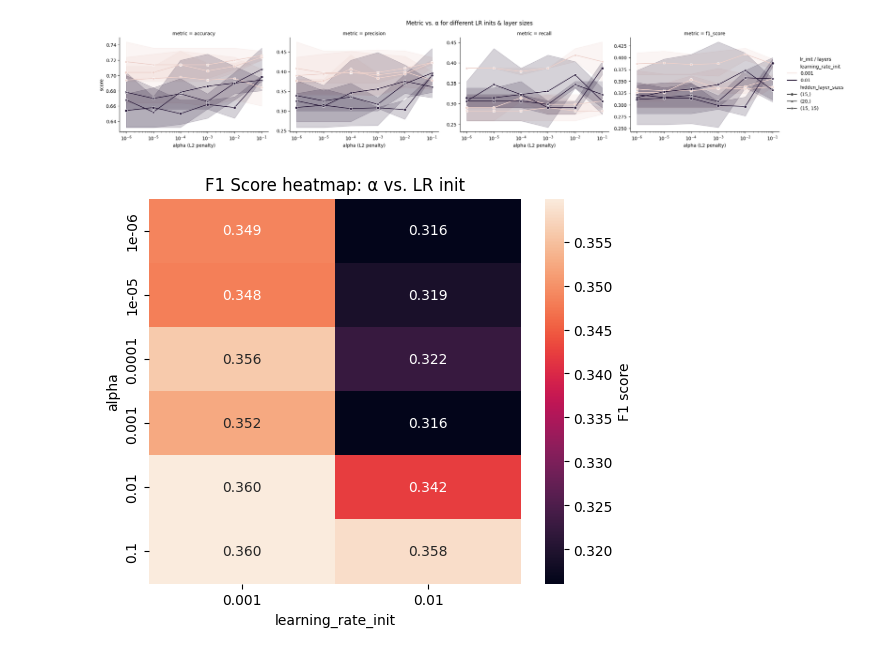
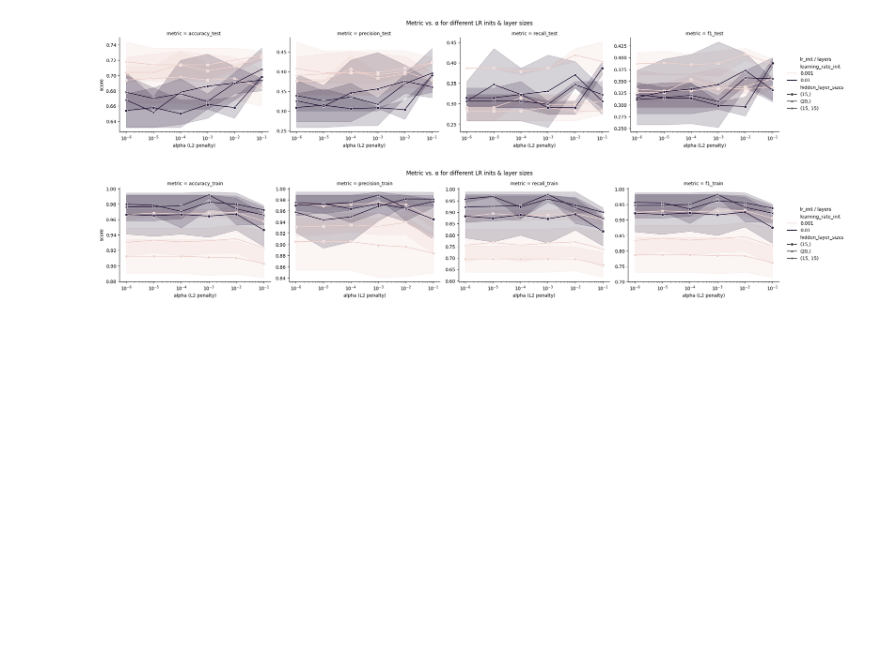
Before and after one commit to vaimathi1726/credit-card-default-predictor, a Jupyter notebook: CC_NN.ipynb, the cells around one changed output. Saved outputs shown, nothing was run; the diff lists cells and outputs as text; code cells hidden in the pictures; blank space fills up the shorter version.

Commit message:
train graphs fixed for nn and svm

```diff
--- a/CC_NN.ipynb
+++ b/CC_NN.ipynb
@@ -77,8 +90,43 @@ df = results_nn.reset_index(drop=True)
 
 
 #reshapping df for easier plotting
-metrics = ['accuracy','precision','recall','f1_score']
-df_long = df.melt(
+metrics = ['accuracy_test','precision_test','recall_test','f1_test']
+df_long_test = df.melt(
+    id_vars=['hidden_layer_sizes','activation','alpha','learning_rate_init'],
+    value_vars=metrics,
+    var_name='metric',
+    value_name='score'
+)
+
+
+#using sns to visualize the results
+g = sns.FacetGrid(
+    df_long_test,
+    col='metric',
+    sharey=False,
+    height=4,
+    aspect=1.3
+)
+
+g.map_dataframe(
+    sns.lineplot,
+    x='alpha',
+    y='score',
+    hue='learning_rate_init',
+    style='hidden_layer_sizes',
+    markers=True,
+    dashes=False
+)
+
+g.set(xscale='log') #log scale to visualize alpha better
+g.add_legend(title='lr_init / layers')
+g.set_axis_labels('alpha (L2 penalty)','score')
+plt.subplots_adjust(top=0.85)
+g.fig.suptitle('Metric vs. α for different LR inits & layer sizes')
+plt.show()
+
+metrics = ['accuracy_train','precision_train','recall_train','f1_train']
+df_long_train = df.melt(
     id_vars=['hidden_layer_sizes','activation','alpha','learning_rate_init'],
     value_vars=metrics,
     var_name='metric',
@@ -87,7 +135,7 @@ df_long = df.melt(
 
 #using sns to visualize the results
 g = sns.FacetGrid(
-    df_long,
+    df_long_train,
     col='metric',
     sharey=False,
     height=4,
@@ -115,35 +163,64 @@ plt.show()
 #heatmap of F1-score over (alpha, learning_rate_init)
 
 pivot_f1 = df.pivot_table(
     index='alpha',
     columns='learning_rate_init',
-    values='f1_score'
+    values='f1_test'
 )
 
 plt.figure(figsize=(6,5))
 sns.heatmap(
     pivot_f1,
     annot=True,
     fmt=".3f",
     cbar_kws={'label':'F1 score'}
 )
-plt.title('F1 Score heatmap: α vs. LR init')
+plt.title('F1 Test Score heatmap: α vs. LR init')
 plt.xlabel('learning_rate_init')
 plt.ylabel('alpha')
 plt.show()
 
+#train
+pivot_f1 = df.pivot_table(
+    index='alpha',
+    columns='learning_rate_init',
+    values='f1_train'
+)
+
+plt.figure(figsize=(6,5))
+sns.heatmap(
+    pivot_f1,
+    annot=True,
+    fmt=".3f",
+    cbar_kws={'label':'F1 score'}
+)
+plt.title('F1 Train Score heatmap: α vs. LR init')
+plt.xlabel('learning_rate_init')
+plt.ylabel('alpha')
+plt.show()
 
 #activation comparison
 plt.figure(figsize=(8,5))
 sns.boxplot(
-    data=df_long[df_long.metric=='f1_score'],
+    data=df_long_test[df_long_test.metric=='f1_test'],
     x='activation',
     y='score',
     hue='hidden_layer_sizes'
 )
-plt.title('F1-score distribution by activation & layer-sizes')
+plt.title('F1 Test Score distribution by activation & layer-sizes')
 plt.ylabel('F1 score')
 plt.show()
+
+plt.figure(figsize=(8,5))
+sns.boxplot(
+    data=df_long_train[df_long_train.metric=='f1_train'],
+    x='activation',
+    y='score',
+    hue='hidden_layer_sizes'
+)
+plt.title('F1 Train Score distribution by activation & layer-sizes')
+plt.ylabel('F1 score')
+plt.show()
 # %% [output]
 [figure]
-[figure, old version]
+[figure, new version]
```
Also changed, not shown: parts of 3 cells of this notebook, 3 other files.
